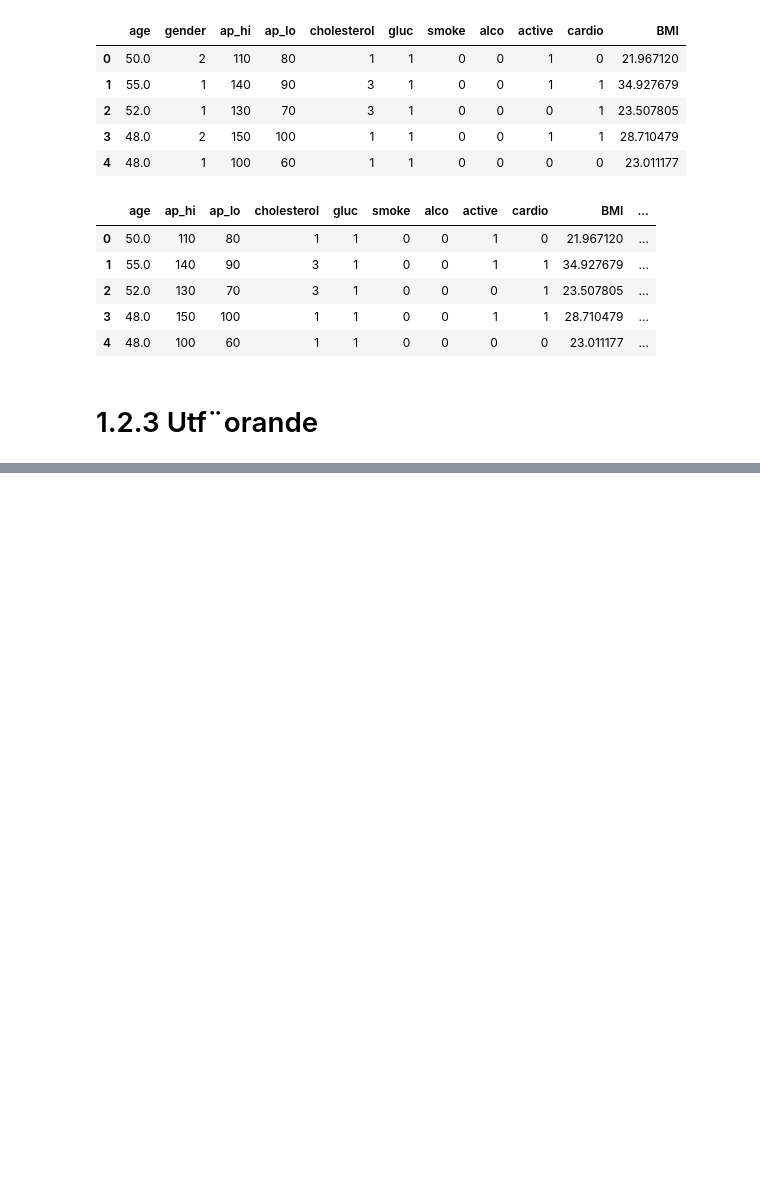
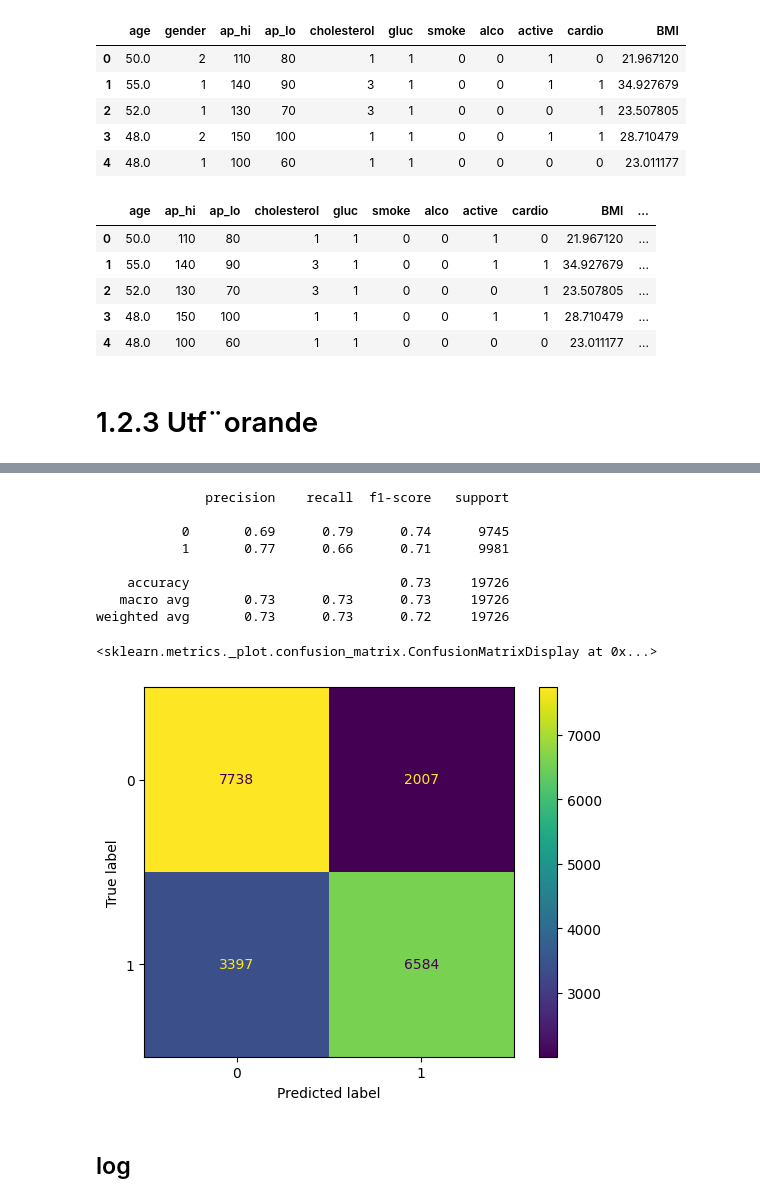
Before and after one commit to Arsen9988/Machine-learning-Arsen, a Jupyter notebook: Labb_ML/Labb_Arsen_ML.ipynb, the cells around one changed output, grey strips where cells are left out. Drawn from its saved outputs; the diff is of its cells as text; code cells hidden in the pictures; blank space fills up the shorter version.

```diff
--- a/Labb_ML/Labb_Arsen_ML.ipynb
+++ b/Labb_ML/Labb_Arsen_ML.ipynb
@@ -578,0 +637,3 @@ param_grid_forest = {randomforestclassifier__}
+# %%
+classifier_KNN = GridSearchCV(estimator=pipe_knn, param_grid = param_grid_knn, cv=5, scoring="accuracy")
+classifier_KNN.fit(X_train, y_train)
@@ -578,0 +675,18 @@ param_grid_forest = {randomforestclassifier__}
+# %%
+y_pred_knn = classifier_KNN.predict(X_test)
+print(classification_report(y_test, y_pred_knn))
+cm = confusion_matrix(y_test, y_pred_knn)
+ConfusionMatrixDisplay(cm).plot()
+# %% [output]
+              precision    recall  f1-score   support
+
+           0       0.69      0.79      0.74      9745
+           1       0.77      0.66      0.71      9981
+
+    accuracy                           0.73     19726
+   macro avg       0.73      0.73      0.73     19726
+weighted avg       0.73      0.73      0.72     19726
+<sklearn.metrics._plot.confusion_matrix.ConfusionMatrixDisplay at 0x...>
+[figure, added]
+# %% [markdown]
+## log
```
Also changed, not shown: parts of 32 cells of this notebook.
